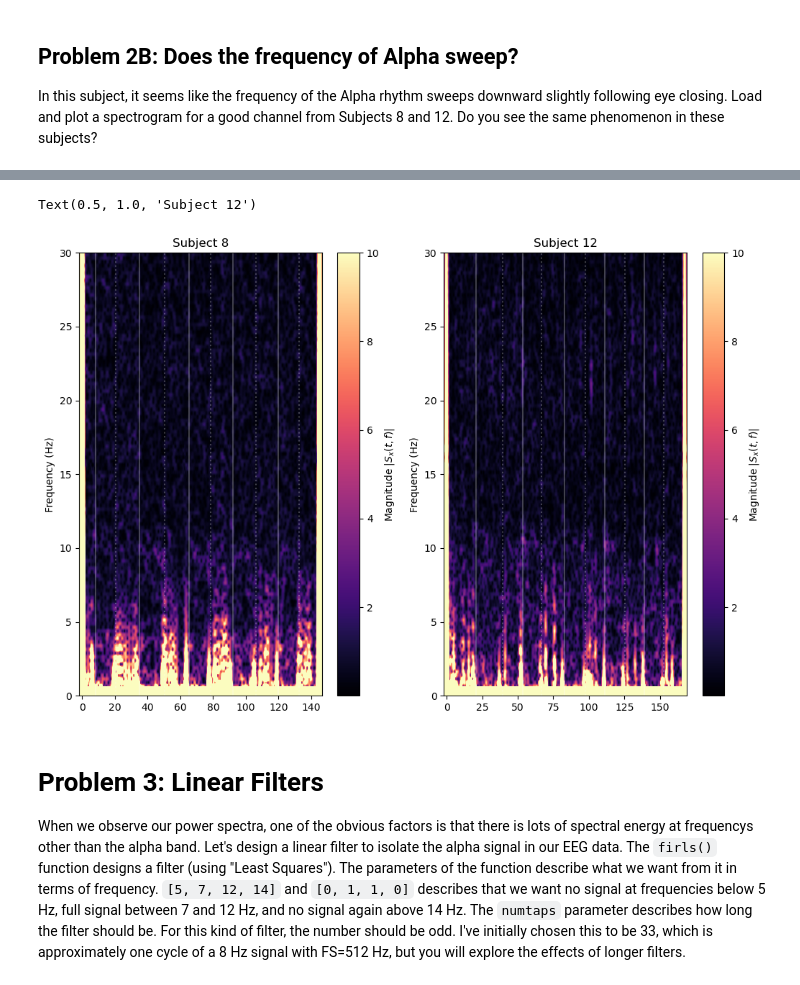
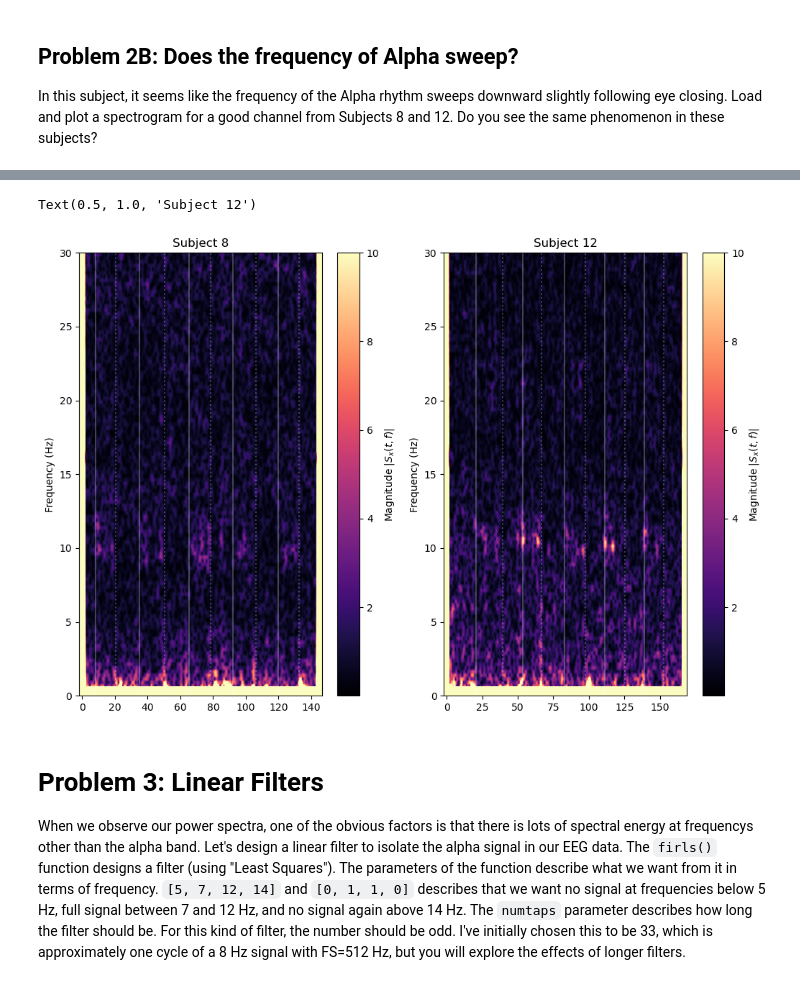
Before and after one commit to NathanNgu/elec380, a Jupyter notebook: HW3/homework3_notebook.ipynb, the cells around one changed output, grey strips where cells are left out. Cells and saved outputs as stored; diff of their text form; code cells hidden in the pictures.

```diff
--- a/HW3/homework3_notebook.ipynb
+++ b/HW3/homework3_notebook.ipynb
@@ -430,13 +445,13 @@ The highest signal to noise ratio for subject 12 is:  1.0 at channel 0
 # %%
 # design a figure that will incorporate both subjects
 fig, ax = plt.subplots(1,2,figsize=(12,8))
-plotspecgram(ax[0], eeg_data8, fs8, 2048, eyes_closed_indices8, eyes_opened_indices8, t_eeg8, channel=0)
-plotspecgram(ax[1], eeg_data12, fs12, 2048, eyes_closed_indices12, eyes_opened_indices12, t_eeg12, channel=0)
+plotspecgram(ax[0], eeg_data8, fs8, 2048, eyes_closed_indices8, eyes_opened_indices8, t_eeg8, channel=11)
+plotspecgram(ax[1], eeg_data12, fs12, 2048, eyes_closed_indices12, eyes_opened_indices12, t_eeg12, channel=10)
 ax[0].set_title('Subject 8')
 ax[1].set_title('Subject 12')
 # %% [output]
 Text(0.5, 1.0, 'Subject 12')
-[figure, old version]
+[figure, new version]
 # %% [markdown]
 # Problem 3: Linear Filters
 When we observe our power spectra, one of the obvious factors is that there is lots of spectral energy at frequencys other than the alpha band. Let's design a linear filter to isolate the alpha signal in our EEG data. The `firls()` function designs a filter (using "Least Squares"). The parameters of the function describe what we want from it in terms of frequency. `[5, 7, 12, 14]` and `[0, 1, 1, 0]` describes that we want no signal at frequencies below 5 Hz, full signal between 7 and 12 Hz, and no signal again above 14 Hz. The `numtaps` parameter describes how long the filter should be. For this kind of filter, the number should be odd. I've initially chosen this to be 33, which is approximately one cycle of a 8 Hz signal with FS=512 Hz, but you will explore the effects of longer filters.
```
Also changed, not shown: parts of 3 cells of this notebook, 1 other file.
